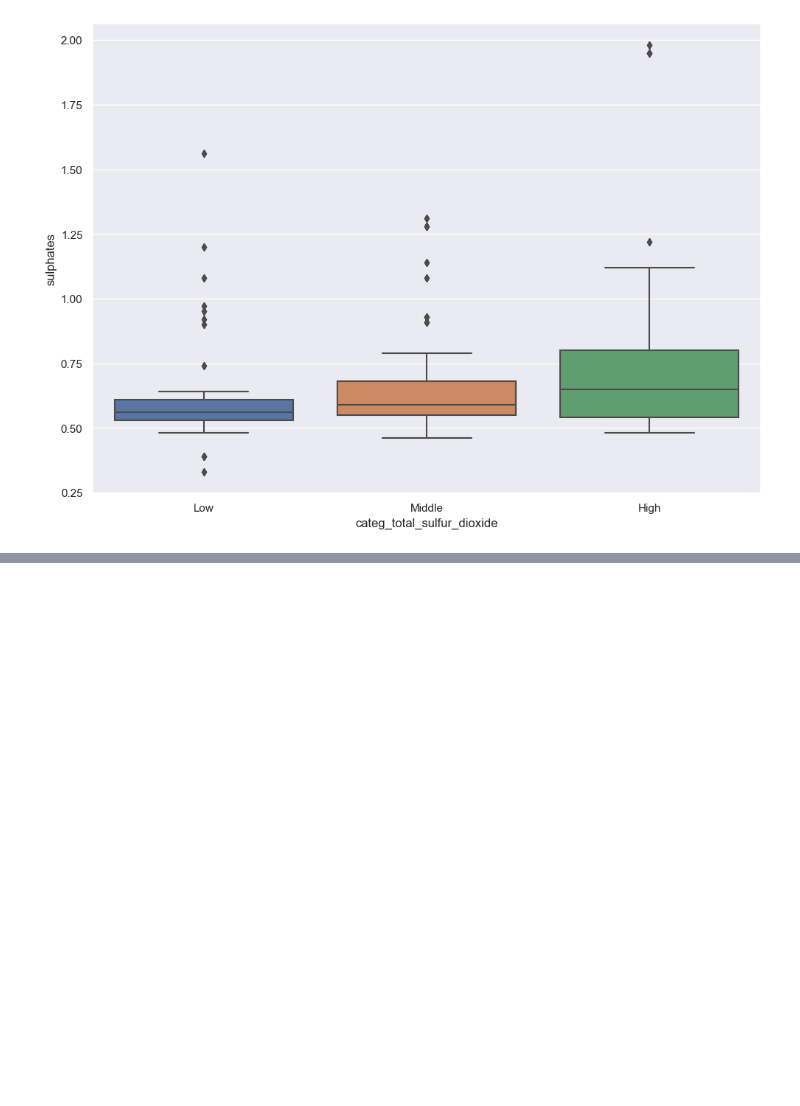
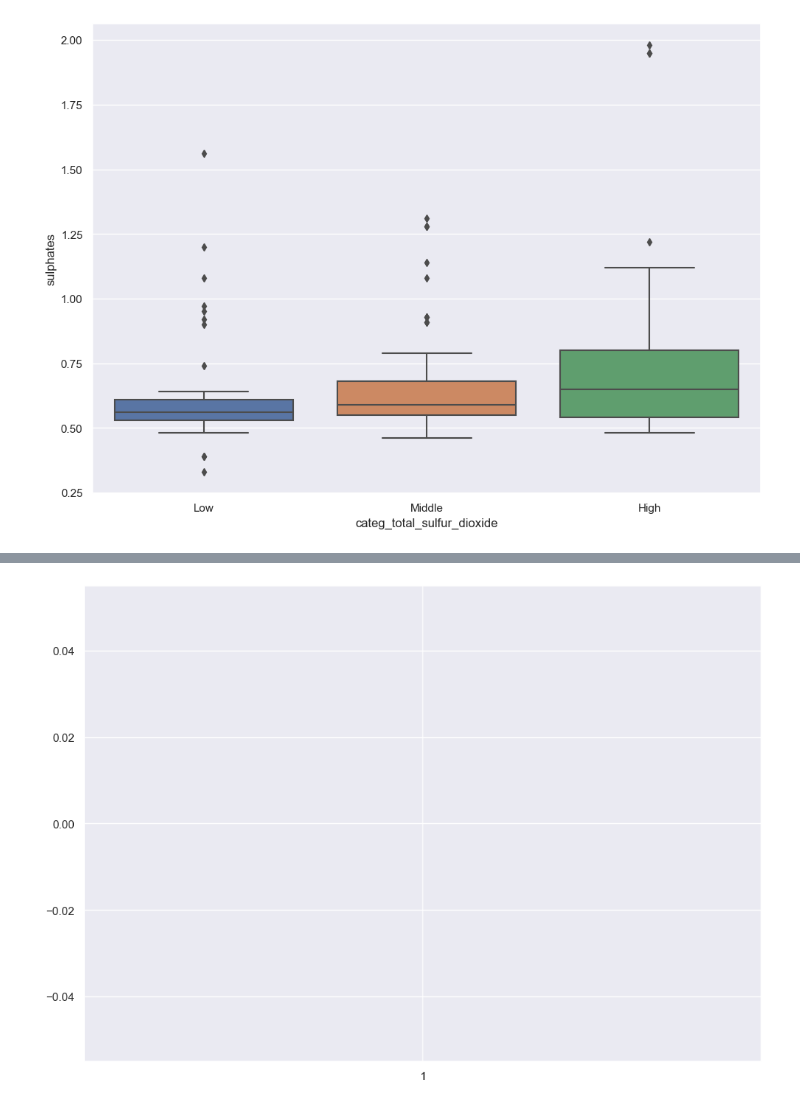
Before and after one commit to MaximLord/Lab, a Jupyter notebook: laba_2.ipynb, the cells around one changed output, grey strips where cells are left out. Saved outputs shown, nothing was run; the diff lists cells and outputs as text; code cells hidden in the pictures; blank space fills up the shorter version.

```diff
--- a/laba_2.ipynb
+++ b/laba_2.ipynb
@@ -216,2 +216,25 @@ sns.barplot(
 # %%
 #5. Дополнительно проведите исследование отношений между переменными на свой выбор, объясните полученный результат.!!!!!!!!!!!!!
+# %%
+new_dfGistKat = univ_df[['chlorides', 'categ_total_sulfur_dioxide']].copy ()
+
+sorted_frame = pd.DataFrame()
+
+sorted_frame = sorted_frame.append(new_dfGistKat[(new_dfGistKat.chlorides == "Low")].iloc[1:500])
+sorted_frame = sorted_frame.append(new_dfGistKat[(new_dfGistKat.chlorides == "Middle")].iloc[1:500])
+sorted_frame = sorted_frame.append(new_dfGistKat[(new_dfGistKat.chlorides == "Highty")].iloc[1:500])
+sorted_frame = sorted_frame.append(new_dfGistKat[(new_dfGistKat.chlorides == "Very Highty")].iloc[1:500])
+
+# построим гистаграму
+# figure, ax = plt.subplots()
+
+ax.bar(sorted_frame["categ_total_sulfur_dioxide"],sorted_frame["chlorides"], width=30)
+ax.grid(which="major")
+ax.minorticks_on()
+figure.set_figwidth(10)
+figure.set_figheight(6)
+plt.boxplot(sorted_frame["categ_total_sulfur_dioxide"], showmeans=True)
+plt.minorticks_on()
+plt.show()
+# %% [output]
+[figure, added]
```
Also changed, not shown: parts of 9 cells of this notebook, 1 other file.
